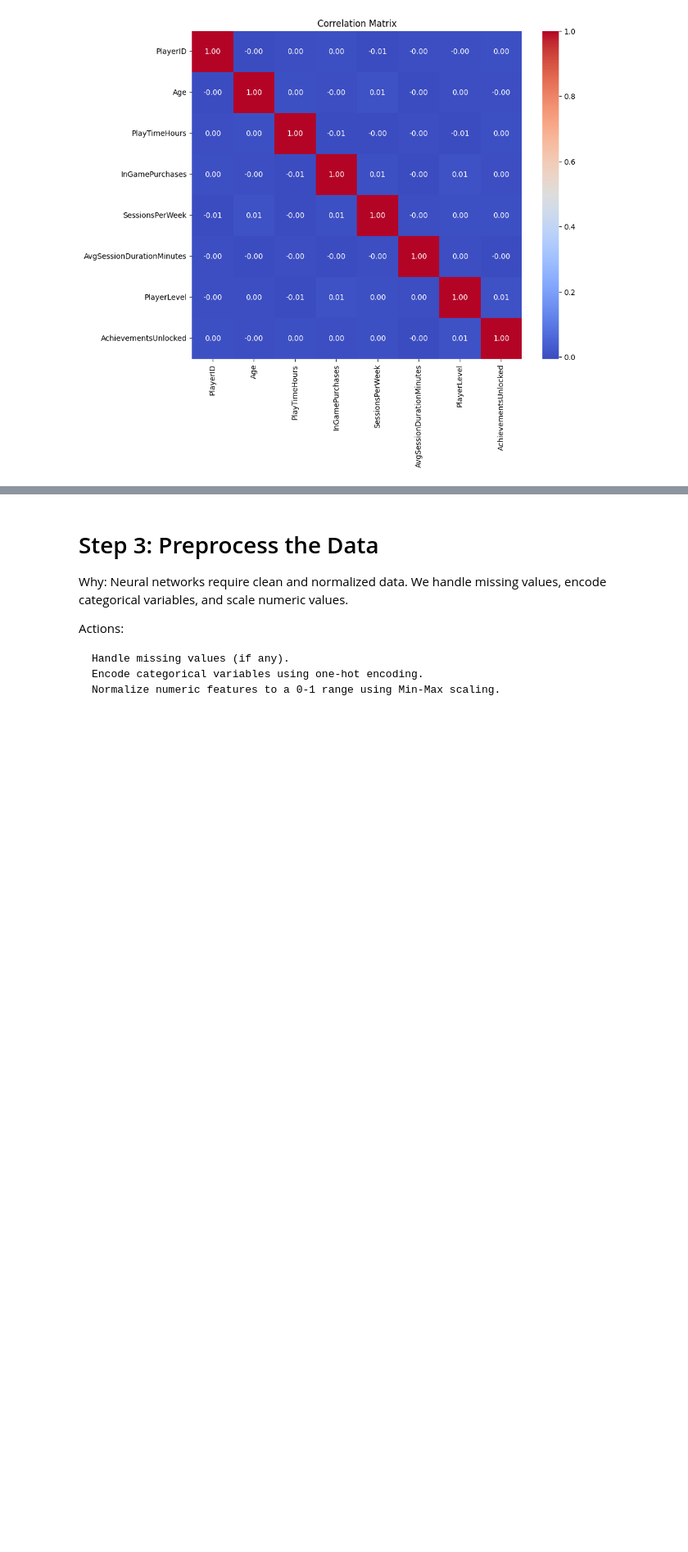
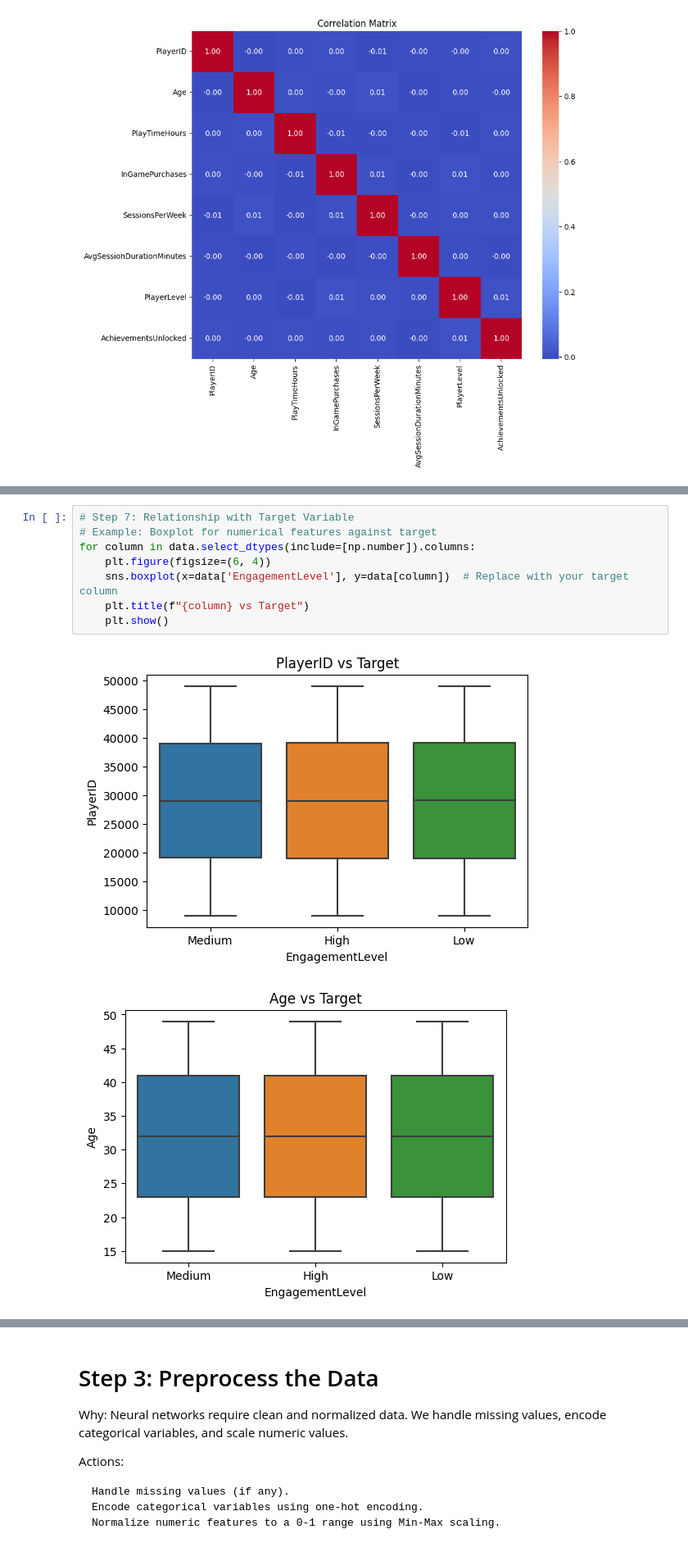
Before and after one commit to Madushani-Weerasekara/end-to-end-game-engagement-prediction-project, a Jupyter notebook: notebook/game-engagement-analysis.ipynb, the cells around one changed output, grey strips where cells are left out. Shown at 82% size. Cells and saved outputs as stored; diff of their text form; blank space fills up the shorter version.

Commit message:
Relationship with target variable analysis

```diff
--- a/notebook/game-engagement-analysis.ipynb
+++ b/notebook/game-engagement-analysis.ipynb
@@ -248,0 +260,11 @@ correlation_matrix
+# %%
+# Step 7: Relationship with Target Variable
+# Example: Boxplot for numerical features against target
+for column in data.select_dtypes(include=[np.number]).columns:
+    plt.figure(figsize=(6, 4))
+    sns.boxplot(x=data['EngagementLevel'], y=data[column])  # Replace with your target column
+    plt.title(f"{column} vs Target")
+    plt.show()
+# %% [output]
+[figure, added]
+[figure, added]
```
Also changed, not shown: parts of 2 cells of this notebook.
